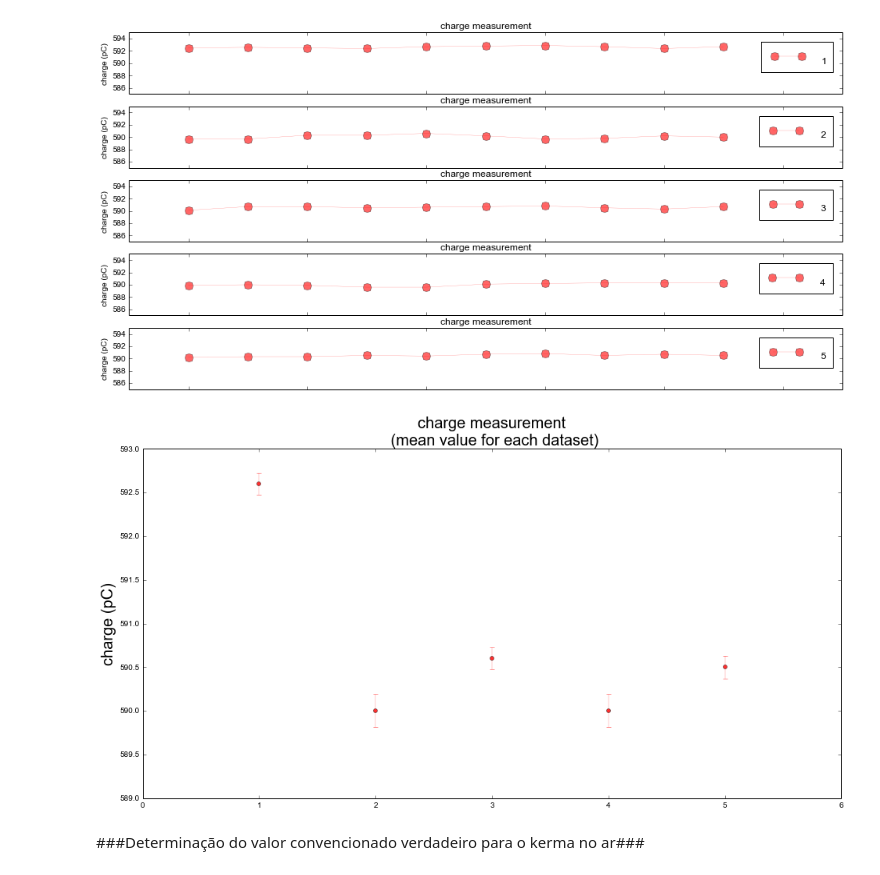
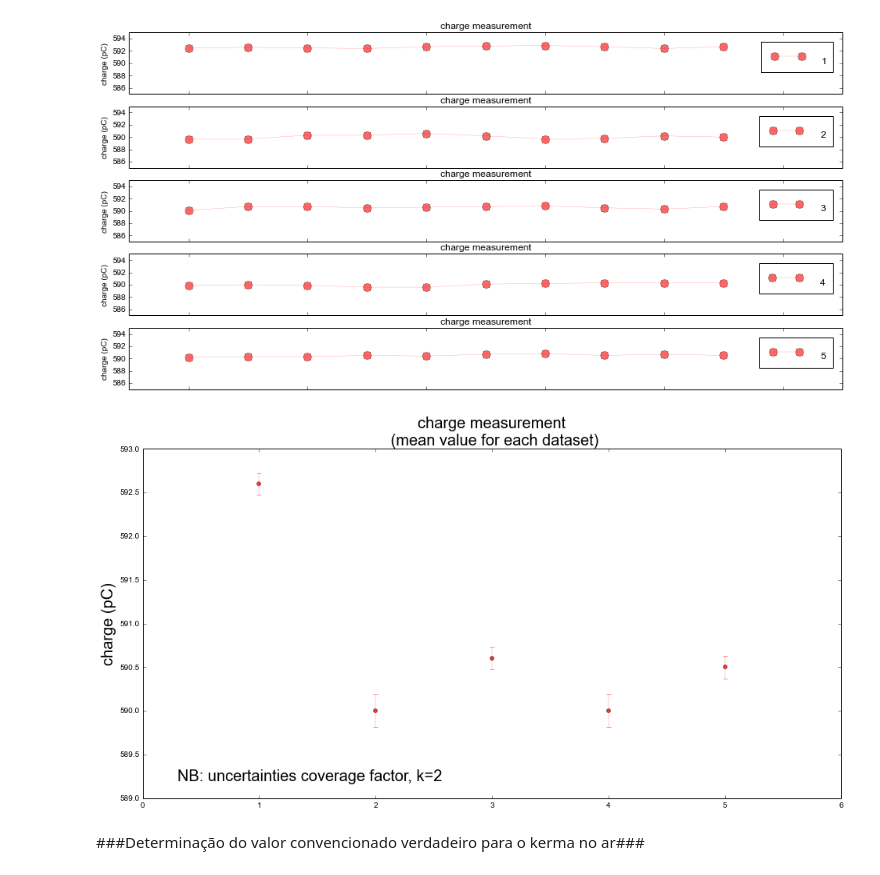
Before and after one commit to minmaxminmax/lmri-exercises, a Jupyter notebook: 7.ipynb, the cells around one changed output. Drawn from its saved outputs; the diff is of its cells as text; code cells hidden in the pictures.

```diff
--- a/7.ipynb
+++ b/7.ipynb
@@ -291,21 +291,22 @@ with mpl.rc_context(rc={'font.family':'sans-serif', 'font.weight':'normal', 'fon
 # %%
 # plotting
 %matplotlib inline
 
 with mpl.rc_context(rc={'font.family':'sans-serif', 'font.weight':'normal', 'font.size':20}):
     fig, ax = plt.subplots(nrows=1, figsize=(16, 8), dpi=1000)
     ax.set_title('charge measurement \n (mean value for each dataset)', fontsize=20)
     ax.set_xlabel('', fontsize=20)
     ax.set_ylabel('charge (pC)', fontsize=20)
     ax.set_xlim([0, 6])
     ax.set_ylim([589, 593])
+    plt.annotate('NB: uncertainties coverage factor, k=2', xy=(0.05, 0.05), xycoords='axes fraction')
 
     for index, i in enumerate(d):
         k = 2
         s_m_k = (s[index]/np.sqrt(10))*k
         ax.errorbar(index+1, m[index], yerr=s_m_k, lw=0.25, ls='-', marker='o', markersize=5, color=[1, 0, 0, .8])
 # %% [output]
-[figure, old version]
+[figure, new version]
 # %% [markdown]
 ###Determinação do valor convencionado verdadeiro para o kerma no ar###
 # %%
```
